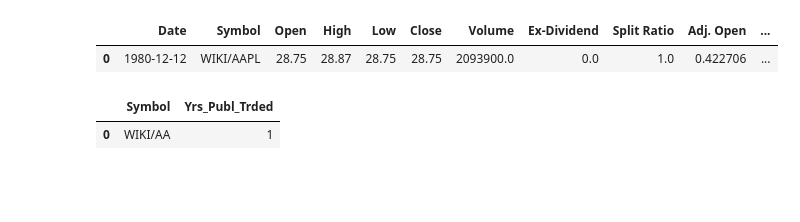
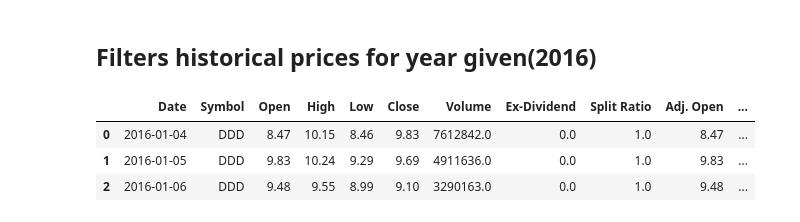
Before and after one commit to AlfredMtz/clustering-stocks, a Jupyter notebook: Diversification-System-Project.ipynb, the cells around one changed output. Saved outputs shown, nothing was run; the diff lists cells and outputs as text; code cells hidden in the pictures; blank space fills up the shorter version.

```diff
--- a/Diversification-System-Project.ipynb
+++ b/Diversification-System-Project.ipynb
@@ -14,0 +17,4 @@ key = quandl.ApiConfig.api_key
+# %%
+# North America Publicly Traded Companies
+companies_data = pd.read_csv('/Users/Alfredo/Desktop/clustering-stocks/n_a_companylist.csv')
+companies_data.head(1)
@@ -25,0 +42,7 @@ tickers_data.head()
+# %%
+# AddS WIKI/ to Symbol FeatureS
+companies_data['Symbol'] = 'WIKI/' + companies_data['Symbol'].astype(str)
+
+# Gives all North America Publicly Traded Companies available through Quandl codes
+tickers_data = companies_data.loc[companies_data['Symbol'].isin(tickers_data.Ticker)]
+tickers_data.head(1)
@@ -26,59 +112,39 @@ tickers_data.head()
+# %% [markdown]
+## Filters historical prices for year given(2016)
 # %%
-# Loop through tickers given
-tickers = tickers_data[:3].Ticker.tolist()
-
+#LOOPS THROUGH TICKERS FOR 2016 DAILY RECORDS
 symbols = []
 
 for sym in tickers:
 
-    if sym in tickers:
-        sym = sym.replace(".", "_")
+    start = "2016-01-01"
+    end = "2016-12-12"
 
-    start = ""
-    end = ""
-
-    mydata = quandl.get(sym, start_date=start, end_date=end, api_key = key)
-    mydata['Symbol'] = sym
-    symbols.append(mydata)
+    mydata_2016 = quandl.get(sym, start_date=start, end_date=end, api_key = key)
+    mydata_2016['Symbol'] = sym
+    symbols.append(mydata_2016)
 
 
 # attach tickers tables
-mydata = pd.concat(symbols)
+mydata_2016 = pd.concat(symbols)
 
 # index 'Date' to column
-mydata.reset_index(inplace=True)
+mydata_2016.reset_index(inplace=True)
 
 # Change location of column 'Symbol'
-symb = mydata['Symbol']
-mydata.drop(labels=['Symbol'], axis=1,inplace = True)
-mydata.insert(1, 'Symbol', symb)
-mydata.head(1)
+symb = mydata_2016['Symbol']
+mydata_2016.drop(labels=['Symbol'], axis=1,inplace = True)
+mydata_2016.insert(1, 'Symbol', symb)
+#mydata_2016.head(1)
+
+mydata_2016['Symbol'] = mydata_2016['Symbol'].map(lambda x: str(x)[5:])
+#mydata_2016.head(3)
+
+# Merge year features/keeps 2016 prices
+data2 = mydata_2016.merge(data1)
+data2.head(3)
 # %% [output]
 |  | Date | Symbol | Open | High | Low | Close | Volume | Ex-Dividend | Split Ratio | Adj. Open | ... |
-| 0 | 1980-12-12 | WIKI/AAPL | 28.75 | 28.87 | 28.75 | 28.75 | 2093900.0 | 0.0 | 1.0 | 0.422706 | ... |
+| 0 | 2016-01-04 | DDD | 8.47 | 10.15 | 8.46 | 9.83 | 7612842.0 | 0.0 | 1.0 | 8.47 | ... |
+| 1 | 2016-01-05 | DDD | 9.83 | 10.24 | 9.29 | 9.69 | 4911636.0 | 0.0 | 1.0 | 9.83 | ... |
+| 2 | 2016-01-06 | DDD | 9.48 | 9.55 | 8.99 | 9.10 | 3290163.0 | 0.0 | 1.0 | 9.48 | ... |
-# %%
-# SAVES FILE WITH A TABLE INCLUDING THE YEARS COMPANIES HAVE BEEN PUBLICLY TRADED
-
-# Finds the number of years each company has been publicly traded
-df_years = mydata.set_index('Symbol')
-
-min_data = df_years.groupby('Symbol')['Date'].min()
-max_data = df_years.groupby('Symbol')['Date'].max()
-new_df = (max_data - min_data).to_frame() / 365.25
-#new_df.head()
-new_df['Date'] = new_df['Date'].map(lambda x: str(x)[:-21])
-new_df = new_df.rename(index=str, columns={"Date":"Yrs_Publ_Trded"}).reset_index()
-#new_df
-
-mydata_yrs = mydata.merge(new_df)
-mydata_yrs = mydata_yrs.groupby(['Symbol','Yrs_Publ_Trded']).size().to_frame().reset_index()
-mydata_yrs = mydata_yrs.drop(mydata_yrs.columns[2],axis=1)
-#mydata_yrs.head()
-
-mydata_yrs.to_csv("years_publ_traded.csv")
-ndf = pd.read_csv('/Users/Alfredo/Desktop/clustering-stocks/years_publ_traded.csv')
-ndf = ndf.drop(ndf.columns[0], axis=1)
-ndf.head(1)
-# %% [output]
-|  | Symbol | Yrs_Publ_Trded |
-| 0 | WIKI/AA | 1 |
```
Also changed, not shown: parts of 18 cells of this notebook.
